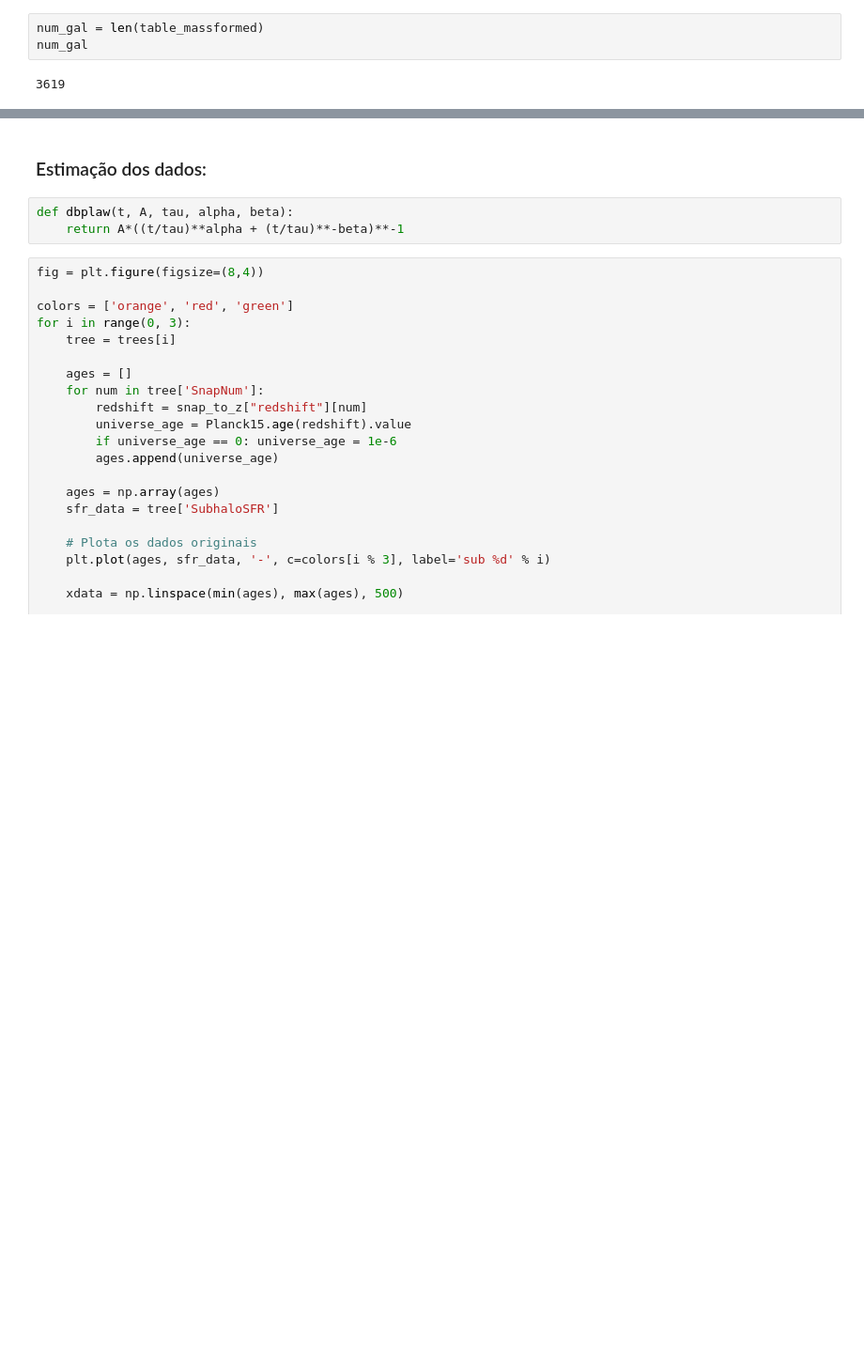
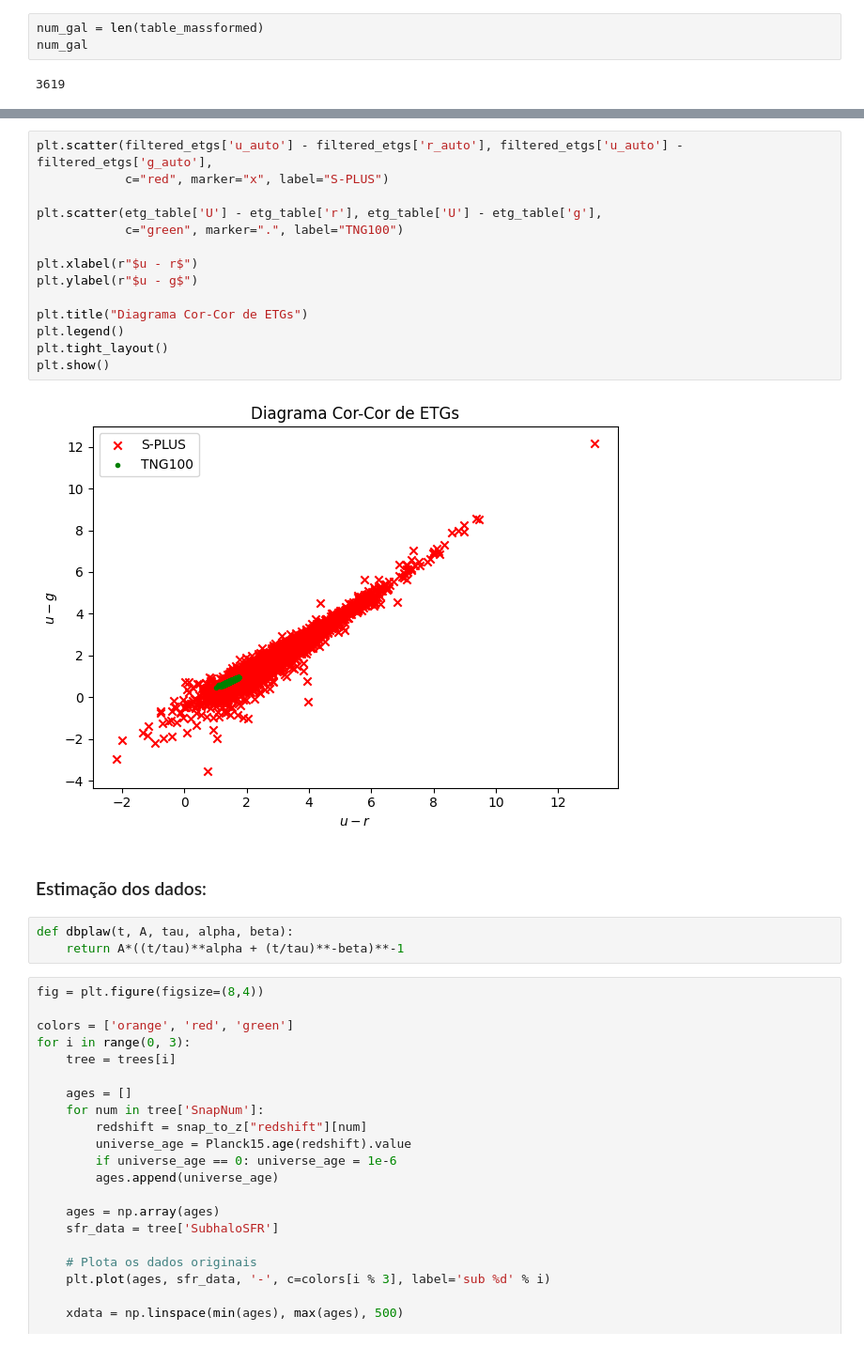
Before and after one commit to pedroand6/Inference4ETGs, a Jupyter notebook: Data/catalogue_estimation.ipynb, the cells around one changed output, grey strips where cells are left out. Shown at 94% size. Drawn from its saved outputs; the diff is of its cells as text; blank space fills up the shorter version.

```diff
--- a/Data/catalogue_estimation.ipynb
+++ b/Data/catalogue_estimation.ipynb
@@ -31,3 +65,19 @@ num_gal
+# %%
+plt.scatter(filtered_etgs['u_auto'] - filtered_etgs['r_auto'], filtered_etgs['u_auto'] - filtered_etgs['g_auto'],
+            c="red", marker="x", label="S-PLUS")
+
+plt.scatter(etg_table['U'] - etg_table['r'], etg_table['U'] - etg_table['g'],
+            c="green", marker=".", label="TNG100")
+
+plt.xlabel(r"$u - r$")
+plt.ylabel(r"$u - g$")
+
+plt.title("Diagrama Cor-Cor de ETGs")
+plt.legend()
+plt.tight_layout()
+plt.show()
+# %% [output]
+[figure, added]
 # %% [markdown]
 ### Estimação dos dados:
 # %%
```
Also changed, not shown: parts of 9 cells of this notebook, 2 other files.
